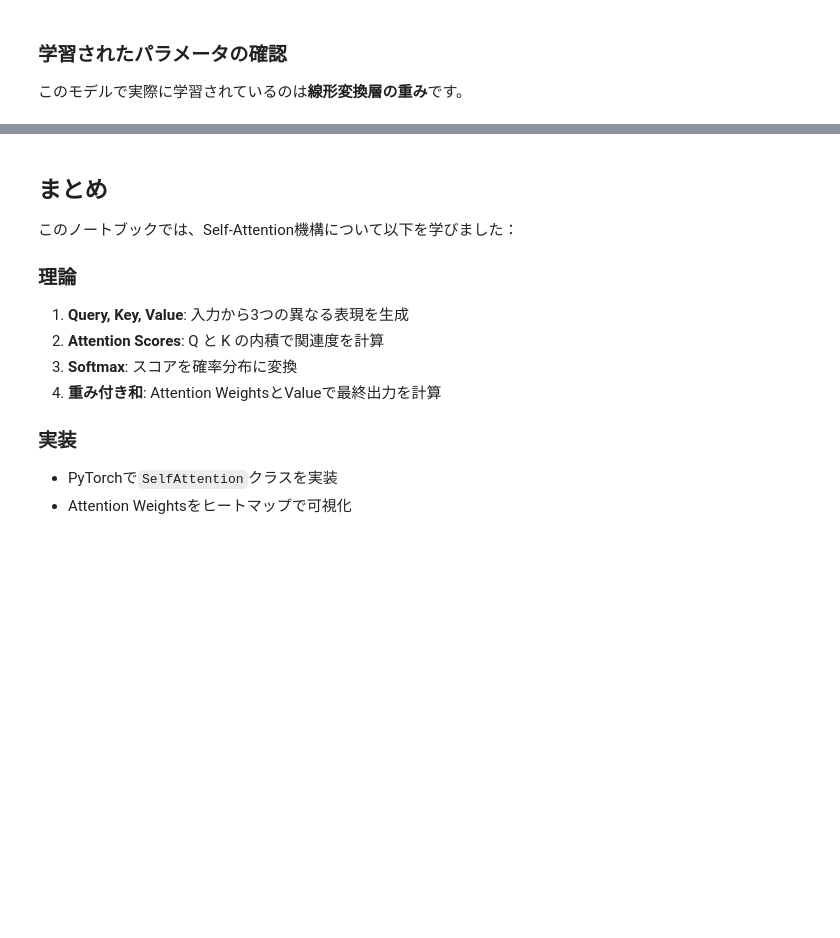
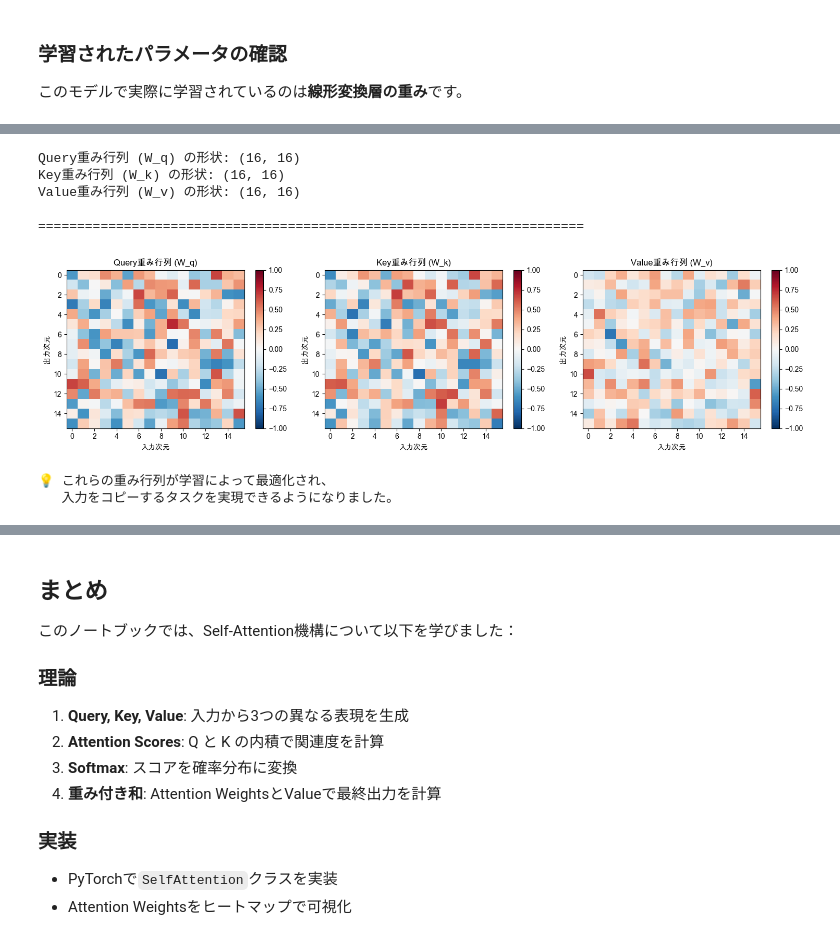
Before and after one commit to kouhei1970/learn_transformer, a Jupyter notebook: notebooks/01_self_attention_demo.ipynb, the cells around one changed output, grey strips where cells are left out. Cells and saved outputs as stored; diff of their text form; code cells hidden in the pictures; blank space fills up the shorter version.

```diff
--- a/notebooks/01_self_attention_demo.ipynb
+++ b/notebooks/01_self_attention_demo.ipynb
@@ -523,0 +558,49 @@ print("\nこれらの重みが学習によって最適化され、タスクを
+# %%
+# Self-Attention層のQ, K, V重み行列を取得
+self_attn = model_task.attention
+
+W_q = self_attn.query_linear.weight.detach().cpu().numpy()
+W_k = self_attn.key_linear.weight.detach().cpu().numpy()
+W_v = self_attn.value_linear.weight.detach().cpu().numpy()
+
+print(f"Query重み行列 (W_q) の形状: {W_q.shape}")
+print(f"Key重み行列 (W_k) の形状: {W_k.shape}")
+print(f"Value重み行列 (W_v) の形状: {W_v.shape}")
+print("\n" + "=" * 70)
+
+# Q, K, V重み行列を可視化
+fig, axes = plt.subplots(1, 3, figsize=(15, 4))
+
+im0 = axes[0].imshow(W_q, cmap='RdBu_r', aspect='auto', vmin=-1, vmax=1)
+axes[0].set_title('Query重み行列 (W_q)', fontsize=12)
+axes[0].set_xlabel('入力次元')
+axes[0].set_ylabel('出力次元')
+plt.colorbar(im0, ax=axes[0])
+
+im1 = axes[1].imshow(W_k, cmap='RdBu_r', aspect='auto', vmin=-1, vmax=1)
+axes[1].set_title('Key重み行列 (W_k)', fontsize=12)
+axes[1].set_xlabel('入力次元')
+axes[1].set_ylabel('出力次元')
+plt.colorbar(im1, ax=axes[1])
+
+im2 = axes[2].imshow(W_v, cmap='RdBu_r', aspect='auto', vmin=-1, vmax=1)
+axes[2].set_title('Value重み行列 (W_v)', fontsize=12)
+axes[2].set_xlabel('入力次元')
+axes[2].set_ylabel('出力次元')
+plt.colorbar(im2, ax=axes[2])
+
+plt.tight_layout()
+plt.savefig('learned_qkv_weights.png', dpi=150, bbox_inches='tight')
+plt.show()
+
+print("\n💡 これらの重み行列が学習によって最適化され、")
+print("   入力をコピーするタスクを実現できるようになりました。")
+# %% [output]
+Query重み行列 (W_q) の形状: (16, 16)
+Key重み行列 (W_k) の形状: (16, 16)
+Value重み行列 (W_v) の形状: (16, 16)
+
+======================================================================
+[figure, added]
+💡 これらの重み行列が学習によって最適化され、
+   入力をコピーするタスクを実現できるようになりました。
```
Also changed, not shown: parts of 15 cells of this notebook, 7 other files.
